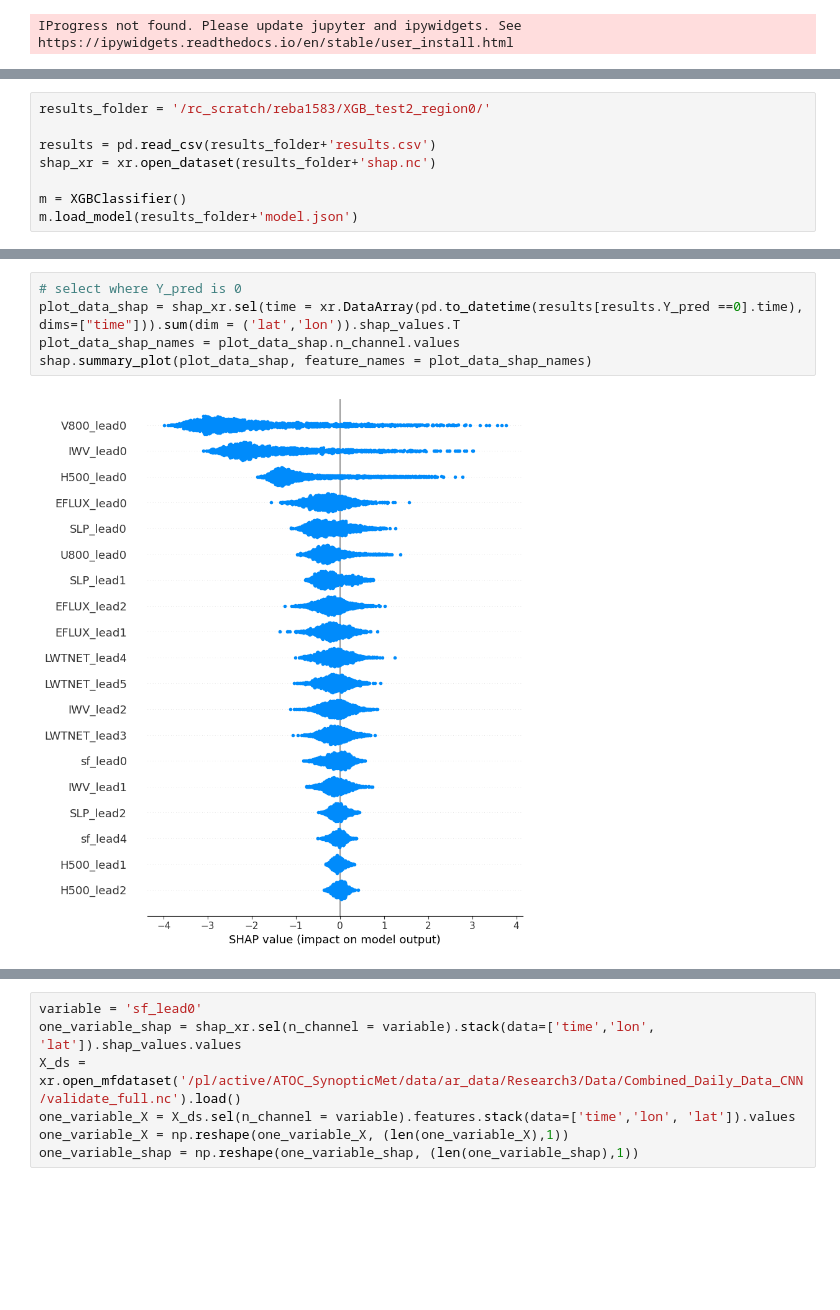
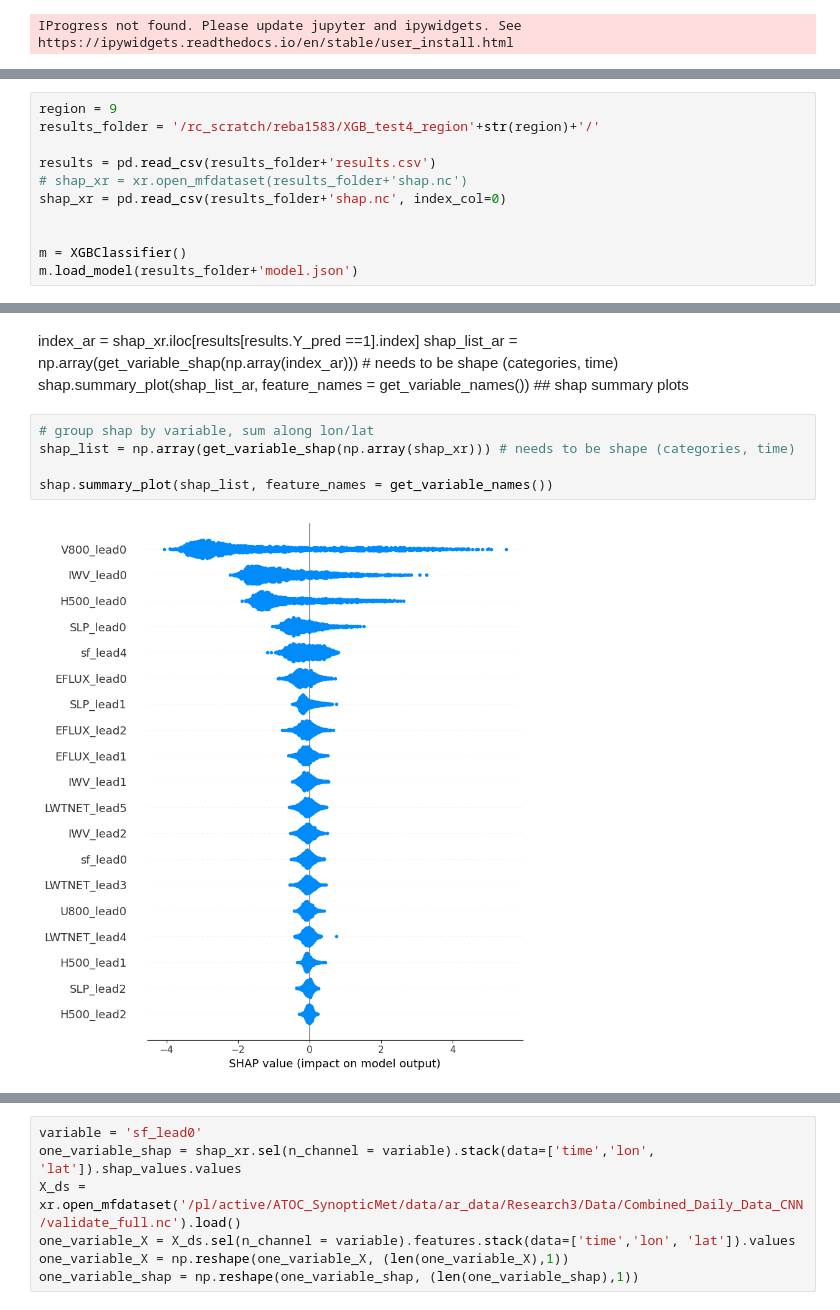
Before and after one commit to rlbaiman/AntarcticAR_ML, a Jupyter notebook: XGboost/plot_XGboost.ipynb, the cells around one changed output, grey strips where cells are left out. Cells and saved outputs as stored; diff of their text form; blank space fills up the shorter version.

```diff
--- a/XGboost/plot_XGboost.ipynb
+++ b/XGboost/plot_XGboost.ipynb
@@ -24,8 +29,11 @@ IProgress not found. Please update jupyter and ipywidgets. See https://ipywidget
 # %%
-results_folder = '/rc_scratch/reba1583/XGB_test2_region0/'
+region = 9
+results_folder = '/rc_scratch/reba1583/XGB_test4_region'+str(region)+'/'
 
 results = pd.read_csv(results_folder+'results.csv')
-shap_xr = xr.open_dataset(results_folder+'shap.nc')
+# shap_xr = xr.open_mfdataset(results_folder+'shap.nc')
+shap_xr = pd.read_csv(results_folder+'shap.nc', index_col=0)
+
 
 m = XGBClassifier()
 m.load_model(results_folder+'model.json')
@@ -116,7 +117,11 @@ shap.summary_plot(plot_data_shap, feature_names = plot_data_shap_names)
-# %%
-# select where Y_pred is 0
-plot_data_shap = shap_xr.sel(time = xr.DataArray(pd.to_datetime(results[results.Y_pred ==0].time), dims=["time"])).sum(dim = ('lat','lon')).shap_values.T
-plot_data_shap_names = plot_data_shap.n_channel.values
-shap.summary_plot(plot_data_shap, feature_names = plot_data_shap_names)
-# %% [output]
-[figure, removed]
+# %% [markdown]
+index_ar = shap_xr.iloc[results[results.Y_pred ==1].index]
+shap_list_ar = np.array(get_variable_shap(np.array(index_ar))) # needs to be shape (categories, time)
+shap.summary_plot(shap_list_ar, feature_names = get_variable_names()) ## shap summary plots
+# %%
+# group shap by variable, sum along lon/lat
+shap_list = np.array(get_variable_shap(np.array(shap_xr))) # needs to be shape (categories, time)
+
+shap.summary_plot(shap_list, feature_names = get_variable_names())
+# %% [output]
+[figure, added]
```
Also changed, not shown: parts of 26 cells of this notebook.
